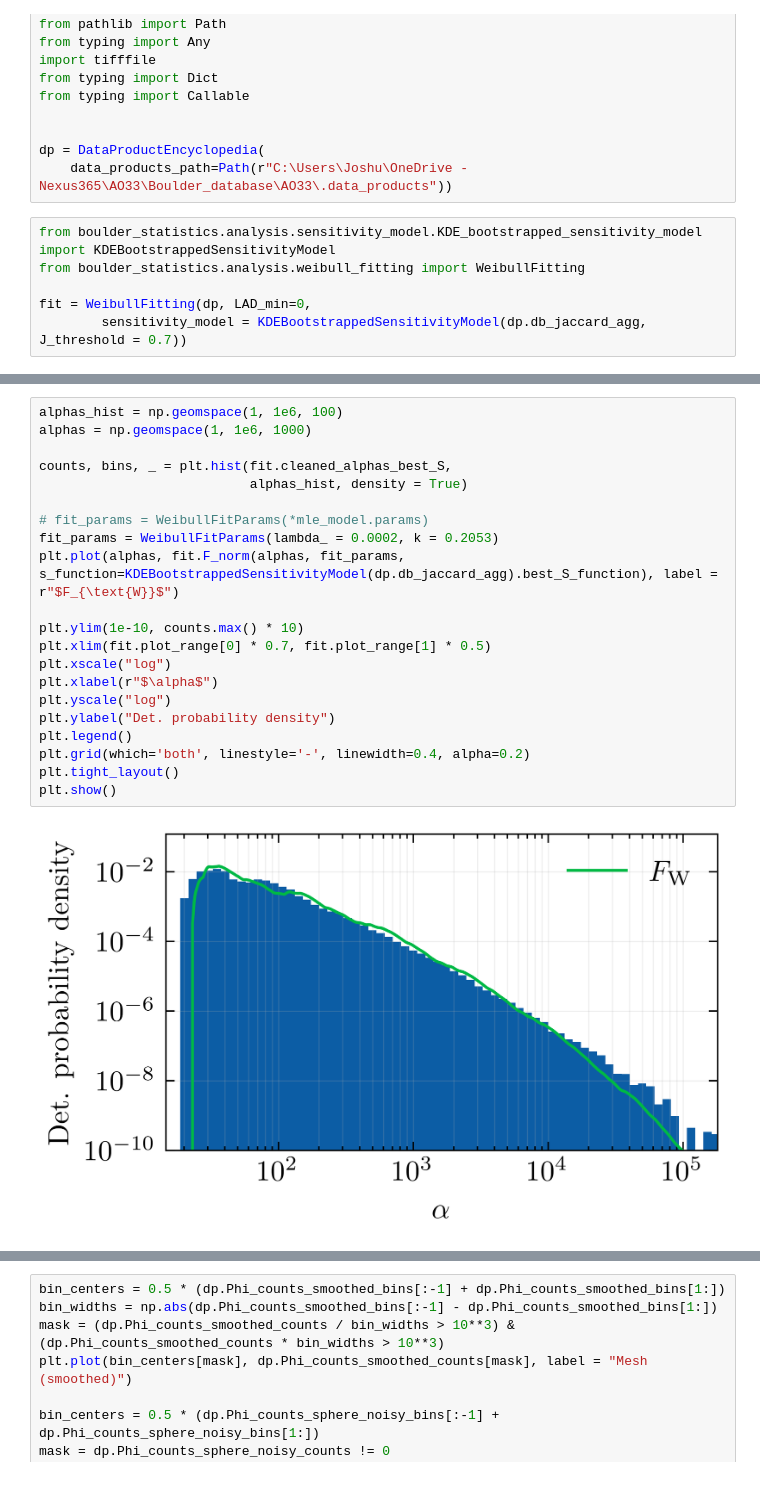
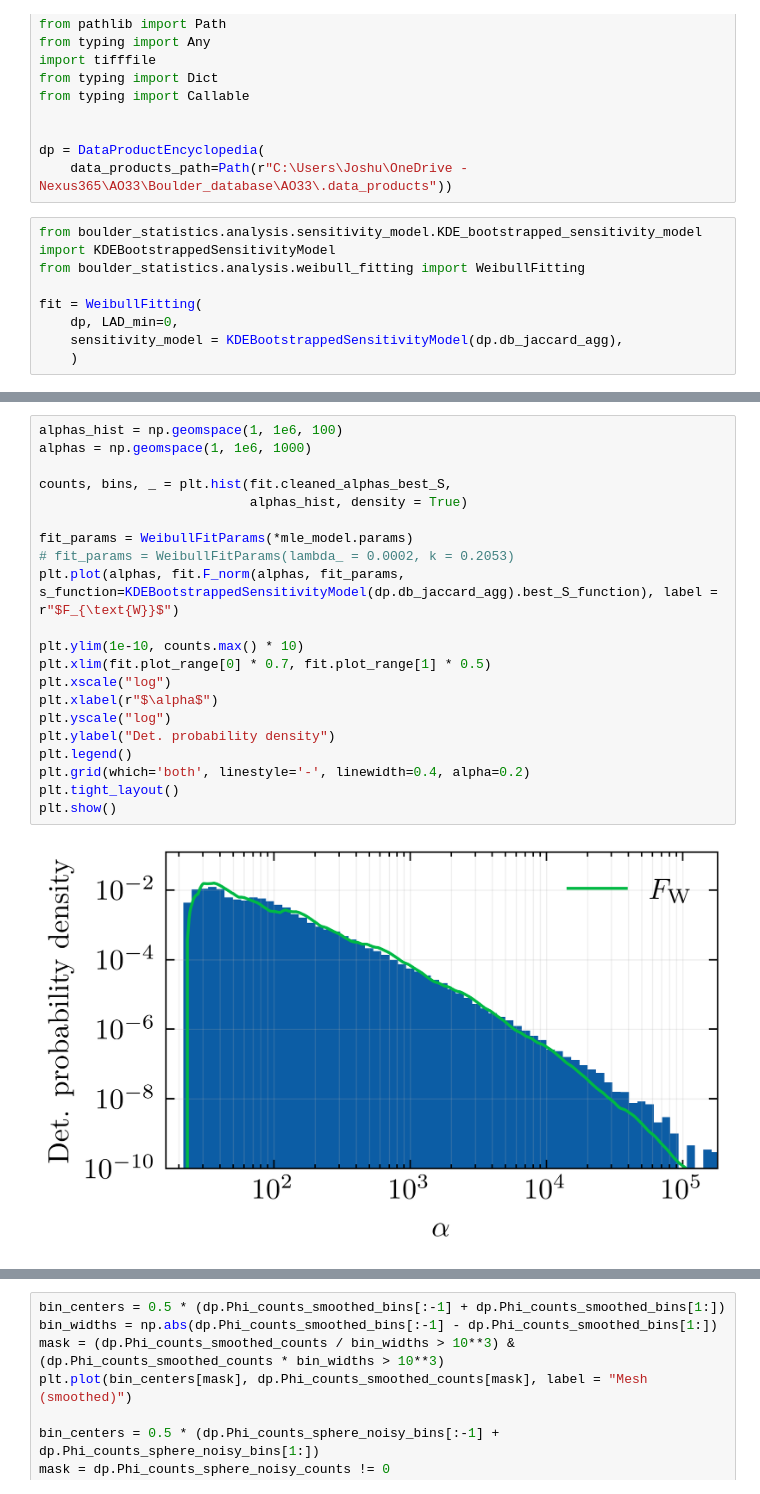
Before and after one commit to Joshua13764/QMAP, a Jupyter notebook: analysis/AkaikeWeights/workbook_simple_Weibull.ipynb, the cells around one changed output, grey strips where cells are left out. Cells and saved outputs as stored; diff of their text form.

```diff
--- a/analysis/AkaikeWeights/workbook_simple_Weibull.ipynb
+++ b/analysis/AkaikeWeights/workbook_simple_Weibull.ipynb
@@ -30,8 +30,10 @@ dp = DataProductEncyclopedia(
 from boulder_statistics.analysis.sensitivity_model.KDE_bootstrapped_sensitivity_model import KDEBootstrappedSensitivityModel
 from boulder_statistics.analysis.weibull_fitting import WeibullFitting
 
-fit = WeibullFitting(dp, LAD_min=0,
-        sensitivity_model = KDEBootstrappedSensitivityModel(dp.db_jaccard_agg, J_threshold = 0.7))
+fit = WeibullFitting(
+    dp, LAD_min=0,
+    sensitivity_model = KDEBootstrappedSensitivityModel(dp.db_jaccard_agg),
+    )
 # %%
 from statsmodels.base.model import GenericLikelihoodModelResults
 
@@ -60,26 +62,26 @@ par1           0.1824      0.000    906.630      0.000       0.182       0.183
 # %%
 alphas_hist = np.geomspace(1, 1e6, 100)
 alphas = np.geomspace(1, 1e6, 1000)
 
 counts, bins, _ = plt.hist(fit.cleaned_alphas_best_S,
                            alphas_hist, density = True)
 
-# fit_params = WeibullFitParams(*mle_model.params)
-fit_params = WeibullFitParams(lambda_ = 0.0002, k = 0.2053)
+fit_params = WeibullFitParams(*mle_model.params)
+# fit_params = WeibullFitParams(lambda_ = 0.0002, k = 0.2053)
 plt.plot(alphas, fit.F_norm(alphas, fit_params, s_function=KDEBootstrappedSensitivityModel(dp.db_jaccard_agg).best_S_function), label = r"$F_{\text{W}}$")
 
 plt.ylim(1e-10, counts.max() * 10)
 plt.xlim(fit.plot_range[0] * 0.7, fit.plot_range[1] * 0.5)
 plt.xscale("log")
 plt.xlabel(r"$\alpha$")
 plt.yscale("log")
 plt.ylabel("Det. probability density")
 plt.legend()
 plt.grid(which='both', linestyle='-', linewidth=0.4, alpha=0.2)
 plt.tight_layout()
 plt.show()
 # %% [output]
-[figure, old version]
+[figure, new version]
 # %%
 from datetime import datetime
 
```
Also changed, not shown: parts of 2 cells of this notebook, 7 other files.
